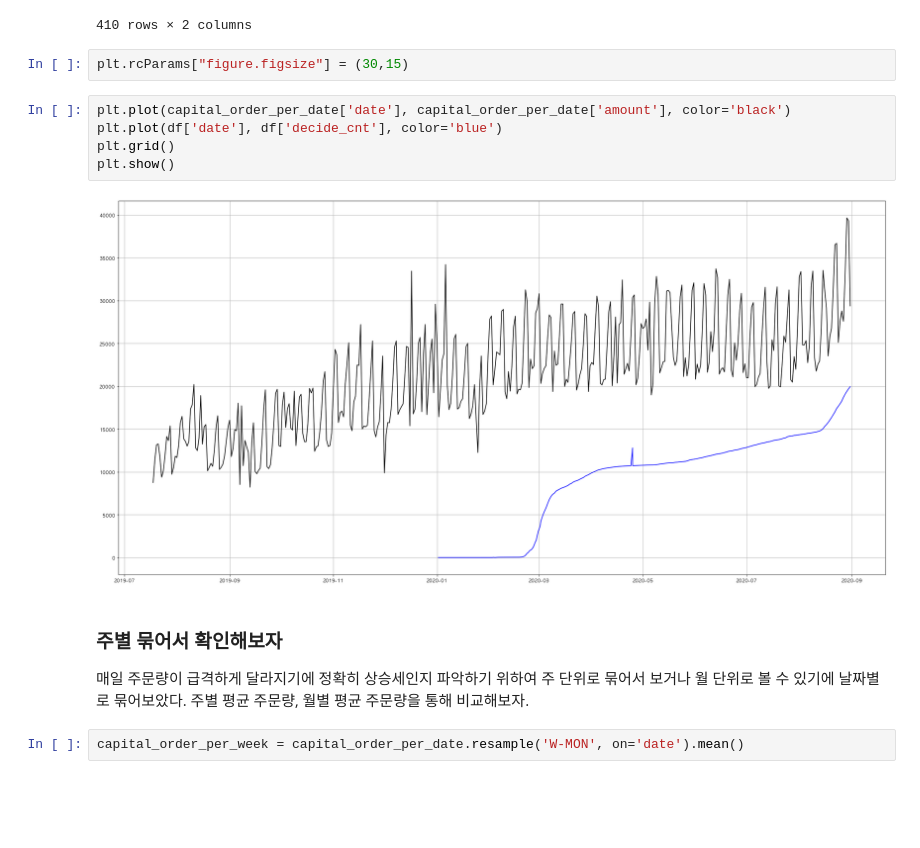
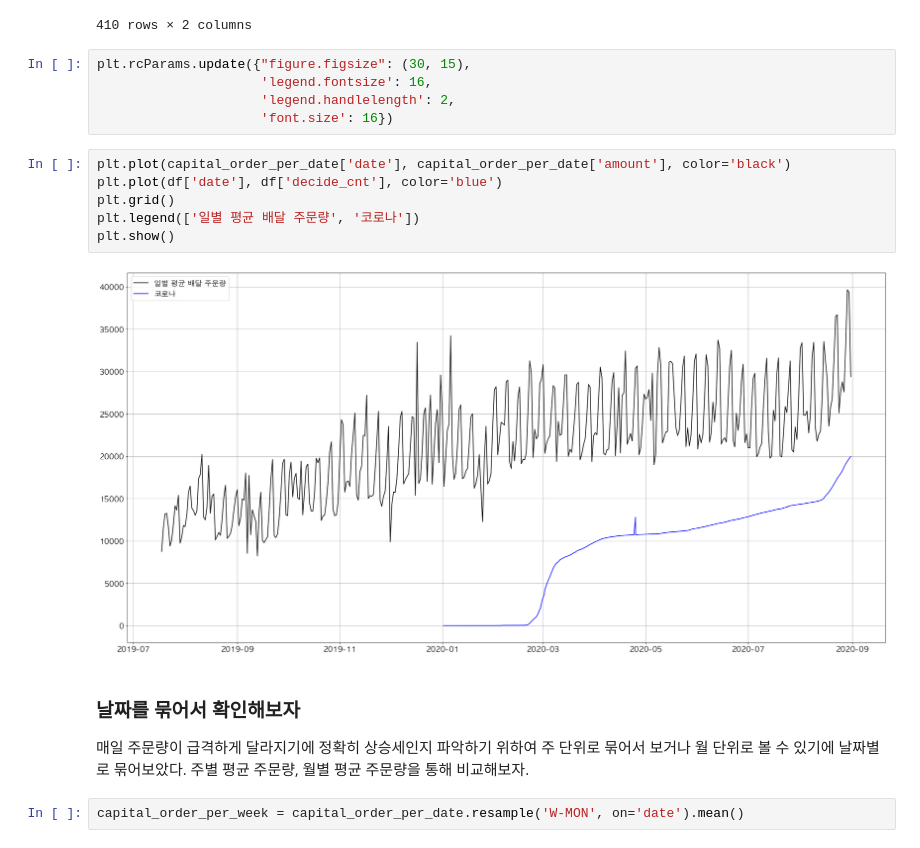
Before and after one commit to chulhee23/covid-19-visualization-order, a Jupyter notebook: covid_analyze.ipynb, the cells around one changed output. Cells and saved outputs as stored; diff of their text form; blank space fills up the shorter version.

```diff
--- a/covid_analyze.ipynb
+++ b/covid_analyze.ipynb
@@ -300,16 +307,20 @@ capital_order_per_date
 | 409 | 2020-08-31 | 29377 |
 410 rows × 2 columns
 # %%
-plt.rcParams["figure.figsize"] = (30,15)
+plt.rcParams.update({"figure.figsize": (30, 15),
+                     'legend.fontsize': 16,
+                     'legend.handlelength': 2,
+                     'font.size': 16})
 # %%
 plt.plot(capital_order_per_date['date'], capital_order_per_date['amount'], color='black')
 plt.plot(df['date'], df['decide_cnt'], color='blue')
 plt.grid()
+plt.legend(['일별 평균 배달 주문량', '코로나'])
 plt.show()
 # %% [output]
-[figure, old version]
+[figure, new version]
 # %% [markdown]
-### 주별 묶어서 확인해보자
+### 날짜를 묶어서 확인해보자
 
 매일 주문량이 급격하게 달라지기에 정확히 상승세인지 파악하기 위하여 주 단위로 묶어서 보거나 월 단위로 볼 수 있기에 날짜별로 묶어보았다.
 주별 평균 주문량, 월별 평균 주문량을 통해 비교해보자.
```
Also changed, not shown: parts of 15 cells of this notebook, 7 other files.
